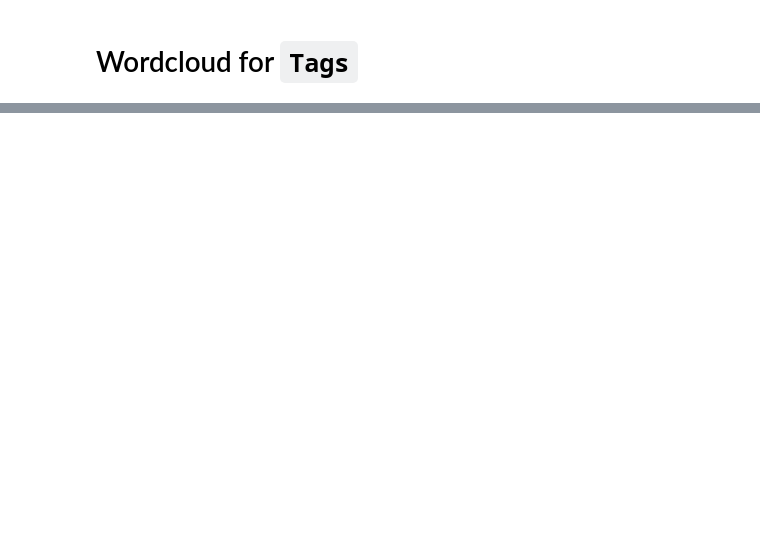
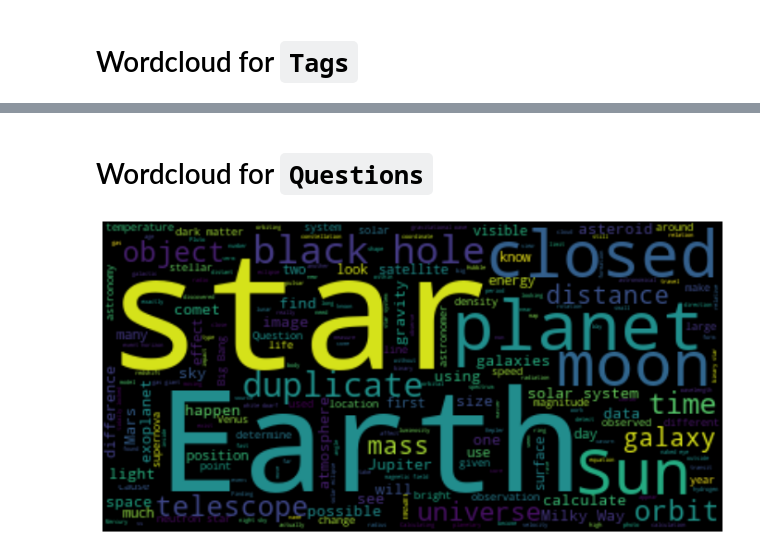
Before and after one commit to agamkachhal/COMP8240_GroupS, a Jupyter notebook: Astronomy_stackexchange.ipynb, the cells around one changed output, grey strips where cells are left out. Saved outputs shown, nothing was run; the diff lists cells and outputs as text; code cells hidden in the pictures; blank space fills up the shorter version.

```diff
--- a/Astronomy_stackexchange.ipynb
+++ b/Astronomy_stackexchange.ipynb
@@ -125,0 +118,10 @@ df.shape
+# %%
+def ListToString(str):
+  # initialize an empty string
+  str1 = ""
+
+  # traverse in the string
+  for element in str:
+      str1 = str1 + element
+
+  return str1
@@ -156,0 +222,29 @@ plt.show()
+# %% [markdown]
+# Wordcloud for `Questions`
+# %%
+# get a list of the words in all Types, initialise a dictionary to zero values for each word
+vocab = []
+for Question in df['Questions']:
+    vocab.append(Question)
+
+vocab=', '.join(vocab)
+#print(vocab)
+
+
+
+
+
+
+# Start with one review:
+text = vocab
+
+# Create and generate a word cloud image:
+wordcloud = WordCloud().generate(text)
+
+# Display the generated image:
+plt.subplots(figsize=(12, 10))
+plt.imshow(wordcloud, interpolation='bilinear')
+plt.axis("off")
+plt.show()
+# %% [output]
+[figure, added]
```
Also changed, not shown: parts of 138 cells of this notebook.
